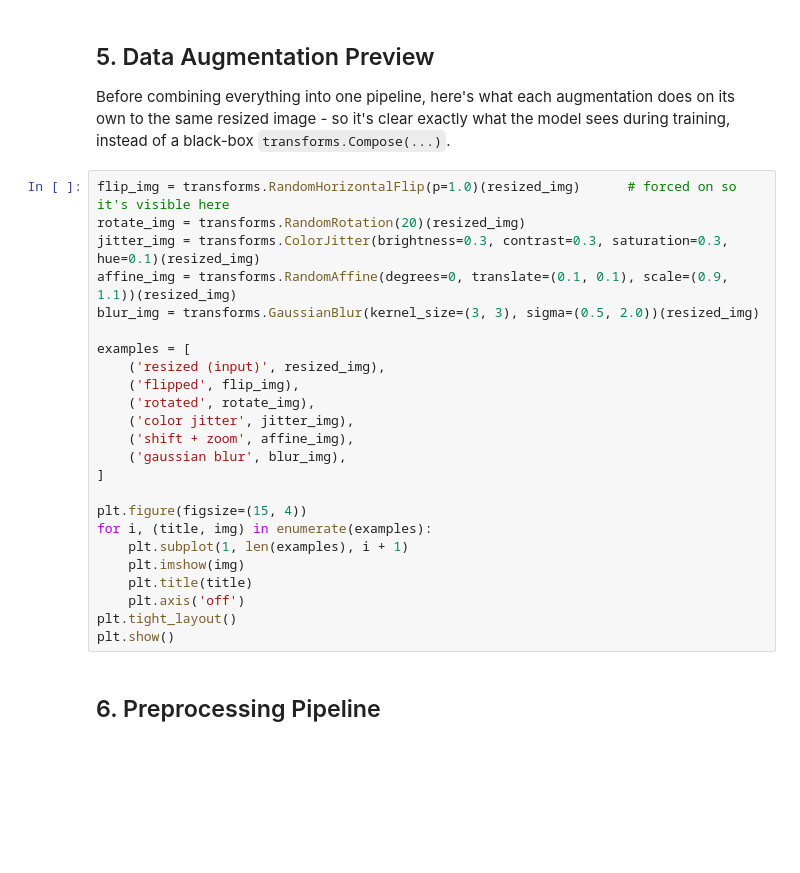
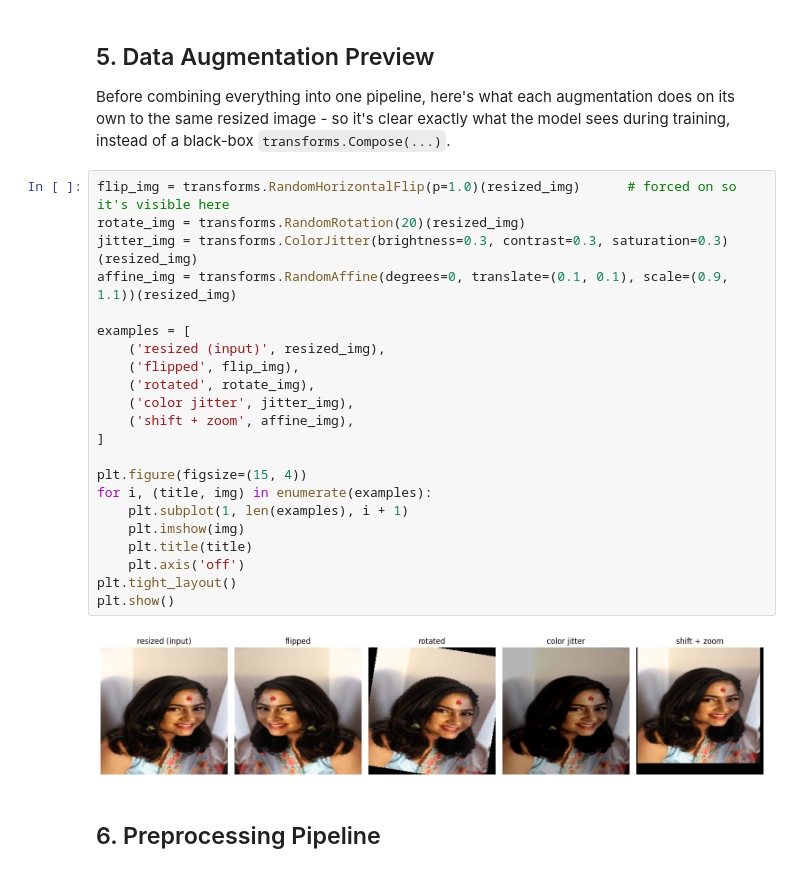
Before and after one commit to sagunadk07/Tvisha-Your-Skincare-Partner, a Jupyter notebook: dataset.ipynb, the cells around one changed output. Cells and saved outputs as stored; diff of their text form; blank space fills up the shorter version.

```diff
--- a/dataset.ipynb
+++ b/dataset.ipynb
@@ -129,27 +128,27 @@ Before combining everything into one pipeline, here's what each augmentation doe
 # %%
 flip_img = transforms.RandomHorizontalFlip(p=1.0)(resized_img)      # forced on so it's visible here
 rotate_img = transforms.RandomRotation(20)(resized_img)
-jitter_img = transforms.ColorJitter(brightness=0.3, contrast=0.3, saturation=0.3, hue=0.1)(resized_img)
+jitter_img = transforms.ColorJitter(brightness=0.3, contrast=0.3, saturation=0.3)(resized_img)
 affine_img = transforms.RandomAffine(degrees=0, translate=(0.1, 0.1), scale=(0.9, 1.1))(resized_img)
-blur_img = transforms.GaussianBlur(kernel_size=(3, 3), sigma=(0.5, 2.0))(resized_img)
 
 examples = [
     ('resized (input)', resized_img),
     ('flipped', flip_img),
     ('rotated', rotate_img),
     ('color jitter', jitter_img),
     ('shift + zoom', affine_img),
-    ('gaussian blur', blur_img),
 ]
 
 plt.figure(figsize=(15, 4))
 for i, (title, img) in enumerate(examples):
     plt.subplot(1, len(examples), i + 1)
     plt.imshow(img)
     plt.title(title)
     plt.axis('off')
 plt.tight_layout()
 plt.show()
+# %% [output]
+[figure, added]
 # %% [markdown]
 ## 6. Preprocessing Pipeline
 # %%
```
Also changed, not shown: parts of 11 cells of this notebook.
